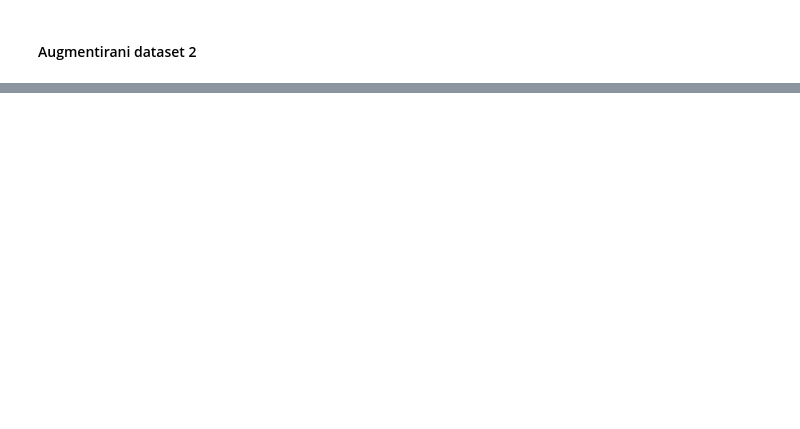
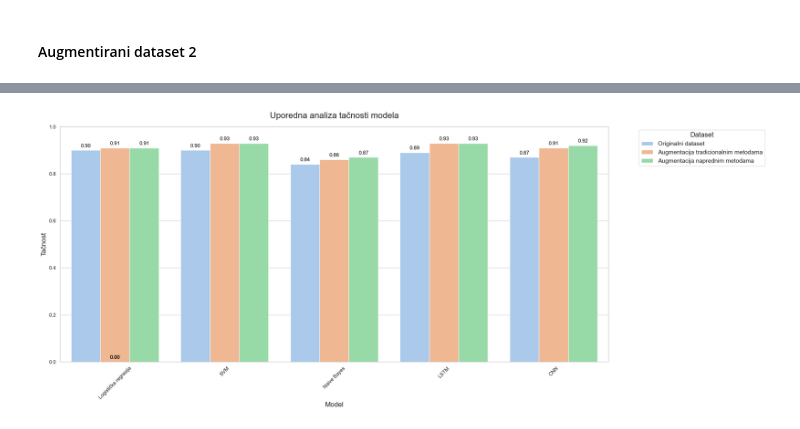
Before and after one commit to katarinaast/Text-data-augmentation, a Jupyter notebook: data_augmentation.ipynb, the cells around one changed output, grey strips where cells are left out. Cells and saved outputs as stored; diff of their text form; code cells hidden in the pictures; blank space fills up the shorter version.

```diff
--- a/data_augmentation.ipynb
+++ b/data_augmentation.ipynb
@@ -994,0 +969,60 @@ Matrica konfuzije:
+# %%
+import pandas as pd
+import matplotlib.pyplot as plt
+import seaborn as sns
+
+sns.set(style="whitegrid")
+
+models = ['Logistička regresija', 'SVM', 'Naive Bayes', 'LSTM', 'CNN']
+
+data1 = {
+    'Model': models,
+    'Tačnost': [0.90, 0.90, 0.84, 0.89, 0.87]
+}
+
+data2 = {
+    'Model': models,
+    'Tačnost': [0.91, 0.93, 0.86, 0.93, 0.91]
+}
+
+data3 = {
+    'Model': models,
+    'Tačnost': [0.91, 0.93, 0.87, 0.93, 0.92]
+}
+
+df1 = pd.DataFrame(data1)
+df2 = pd.DataFrame(data2)
+df3 = pd.DataFrame(data3)
+
+df1['Dataset'] = 'Originalni dataset'
+df2['Dataset'] = 'Augmentacija tradicionalnim metodama'
+df3['Dataset'] = 'Augmentacija naprednim metodama'
+
+df = pd.concat([df1, df2, df3], ignore_index=True)
+accuracy_df = df.copy()
+plt.figure(figsize=(24, 10))
+
+palette = sns.color_palette("pastel")
+ax = sns.barplot(data=accuracy_df, x='Model', y='Tačnost', hue='Dataset', palette=palette)
+
+plt.title('Uporedna analiza tačnosti modela', fontsize=20, pad=20)
+plt.ylabel('Tačnost', fontsize=16)
+plt.xlabel('Model', fontsize=16)
+plt.ylim(0, 1)
+
+plt.legend(title='Dataset', bbox_to_anchor=(1.05, 1), loc='upper left', fontsize=14, title_fontsize=16)
+
+plt.xticks(rotation=45, fontsize=12)
+plt.yticks(fontsize=12)
+
+for p in ax.patches:
+    height = p.get_height()
+    ax.annotate(f'{height:.2f}',
+                (p.get_x() + p.get_width() / 2., height),
+                ha='center', va='bottom', fontsize=12, color='black', xytext=(0, 5),
+                textcoords='offset points')
+
+plt.tight_layout()
+plt.show()
+# %% [output]
+[figure, added]
```
Also changed, not shown: parts of 17 cells of this notebook, 1 other file.
